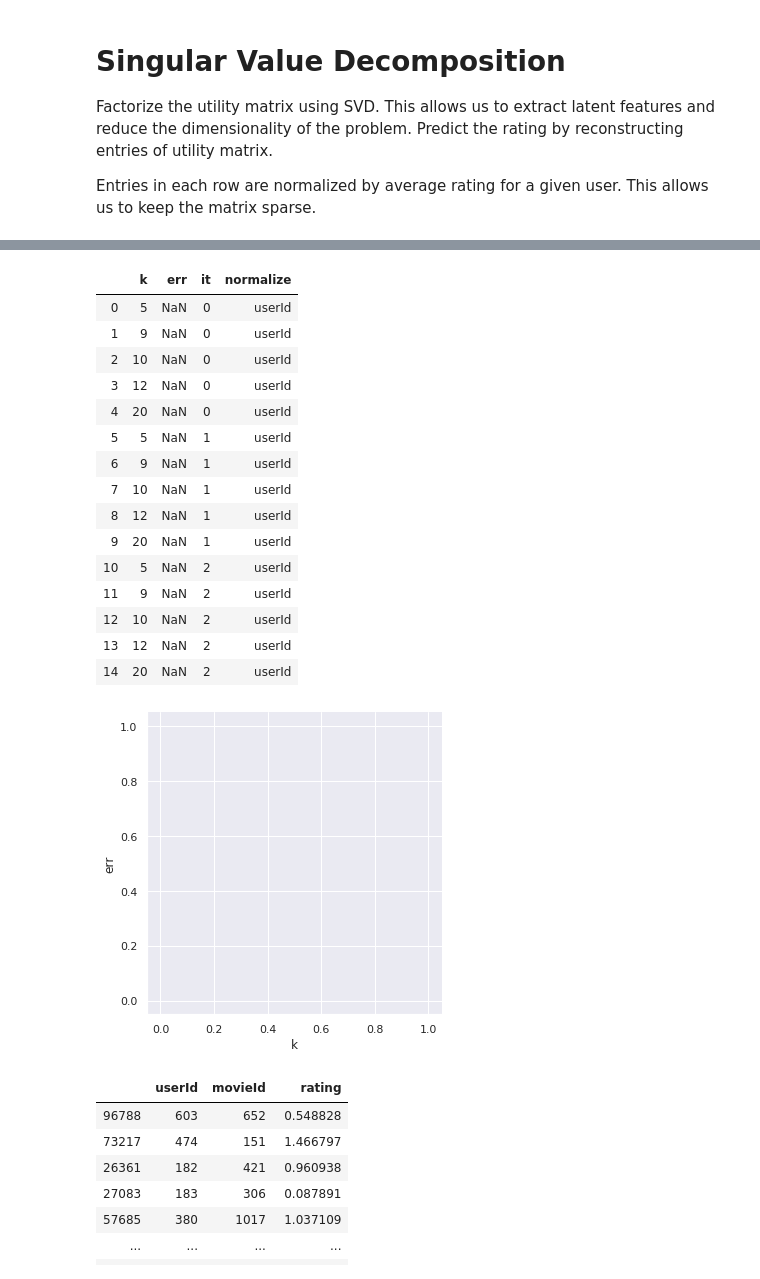
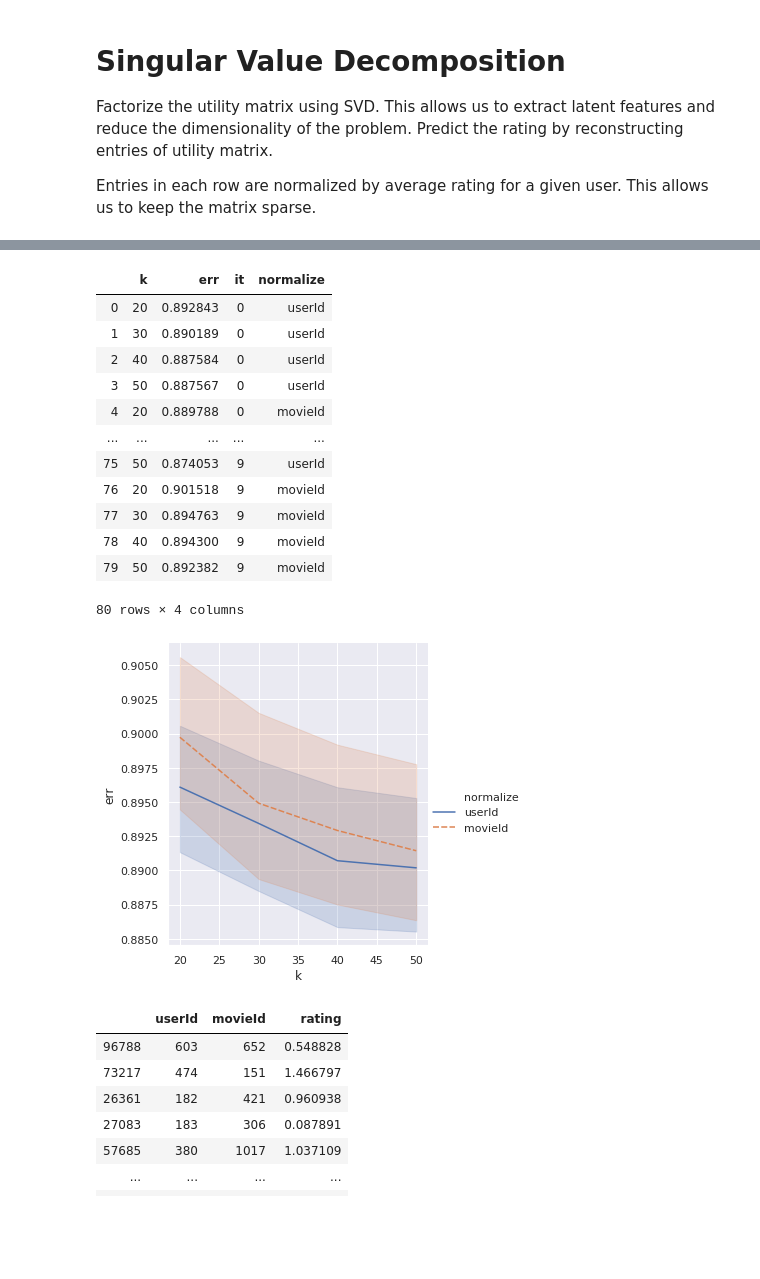
Before and after one commit to mbuszka/ml-project, a Jupyter notebook: recommendation.ipynb, the cells around one changed output, grey strips where cells are left out. Drawn from its saved outputs; the diff is of its cells as text; code cells hidden in the pictures; blank space fills up the shorter version.

```diff
--- a/recommendation.ipynb
+++ b/recommendation.ipynb
@@ -154,24 +208,22 @@ def predict_knn(user, movie, k, ii_similarity, ratings, user_ratings):
     return tmp
 # %%
 err_knn = []
-for it in range(10):
-    train, test = load_data(test_size=0.01)
-    for norm_by in ['none', 'movieId', 'userId']:
-        train, means = normalize(train, by=norm_by)
-        ii_similarity = calculate_item_item_similarity(train)
-        user_ratings = train.groupby('userId').indices
-        for k in [1, 2, 3, 4, 5, 6, 7, 8, 9, 10, 12, 15, 20, 25, 30]:
-            s = 0
-            num_samples = len(test.index)
-            for r in test.itertuples():
-                p = predict_knn(r.userId, r.movieId, k, ii_similarity, train, user_ratings)
-                if norm_by != 'none':
-                    p += means[r._asdict()[norm_by]]
-                s += np.float64((p - r.rating) ** 2)
-            s /= num_samples
-            s = np.sqrt(s)
-            err_knn.append({ 'k': k, 'err': s, 'it': it, 'norm_by': norm_by })
-    print(f'Done iter {it}')
+cases = [(it, norm) for it in range(3) for norm in ['none', 'movieId', 'userId']]
+
+for it, normalize in tqdm(cases):
+    train, test = load_data(test_size=0.01, normalize=normalize)
+    ii_similarity = calculate_item_item_similarity(train)
+    user_ratings = train.groupby('userId').indices
+    for k in [1, 2, 3, 4, 5, 6, 7, 8, 9, 10, 12, 15, 20, 25, 30]:
+        s = 0
+        num_samples = len(test.index)
+        for r in test.itertuples():
+            p = r.normalization_delta + predict_knn(
+                r.userId, r.movieId, k, ii_similarity, train, user_ratings)
+            s += np.float64((p - r.rating) ** 2)
+        s /= num_samples
+        s = np.sqrt(s)
+        err_knn.append({ 'k': k, 'err': s, 'it': it, 'normalize': normalize })
 
 err_knn = pd.DataFrame(err_knn)
 # %% [output]
@@ -201,14 +252,14 @@ Entries in each row are normalized by average rating for a given user.
 This allows us to keep the matrix sparse.
 # %%
 err_svd = []
-cases = [(it, norm) for it in range(3) for norm in ['userId']]
+cases = [(it, norm) for it in range(10) for norm in ['userId', 'movieId']]
 
 for it, normalize in tqdm(cases):
-    train, test = load_data(size='big', test_size=0.1, normalize=normalize)
+    train, test = load_data(size='big', test_size=10000, normalize=normalize)
     utility = coo_matrix(
         (train['rating'], (train['userId'], train['movieId']))
         ).tocsr()
-    for k in [5, 9, 10, 12, 20]:
+    for k in [20, 30, 40, 50]:
         u, s, vt = sa.svds(utility, k=k)
         u = u @ np.diag(s)
         s = 0
@@ -232,25 +276,22 @@ https://pandas.pydata.org/pandas-docs/stable/user_guide/indexing.html#deprecate-
 # %%
 data = err_svd[err_svd['normalize'] != 'none']
-sns.relplot(data=data, x='k', y='err', kind='line')
+sns.relplot(data=data, x='k', y='err', kind='line', hue='normalize', style='normalize')
 data
 # %% [output]
 |  | k | err | it | normalize |
-| 0 | 5 | NaN | 0 | userId |
-| 1 | 9 | NaN | 0 | userId |
-| 2 | 10 | NaN | 0 | userId |
-| 3 | 12 | NaN | 0 | userId |
-| 4 | 20 | NaN | 0 | userId |
-| 5 | 5 | NaN | 1 | userId |
-| 6 | 9 | NaN | 1 | userId |
-| 7 | 10 | NaN | 1 | userId |
-| 8 | 12 | NaN | 1 | userId |
-| 9 | 20 | NaN | 1 | userId |
-| 10 | 5 | NaN | 2 | userId |
-| 11 | 9 | NaN | 2 | userId |
-| 12 | 10 | NaN | 2 | userId |
-| 13 | 12 | NaN | 2 | userId |
-| 14 | 20 | NaN | 2 | userId |
+| 0 | 20 | 0.892843 | 0 | userId |
+| 1 | 30 | 0.890189 | 0 | userId |
+| 2 | 40 | 0.887584 | 0 | userId |
+| 3 | 50 | 0.887567 | 0 | userId |
+| 4 | 20 | 0.889788 | 0 | movieId |
+| ... | ... | ... | ... | ... |
+| 75 | 50 | 0.874053 | 9 | userId |
+| 76 | 20 | 0.901518 | 9 | movieId |
+| 77 | 30 | 0.894763 | 9 | movieId |
+| 78 | 40 | 0.894300 | 9 | movieId |
+| 79 | 50 | 0.892382 | 9 | movieId |
+80 rows × 4 columns
-[figure, old version]
+[figure, new version]
 # %%
 train, test = load_data()
 ratings, means = normalize(train, by='userId')
```
Also changed, not shown: parts of 10 cells of this notebook, 32 other files.
